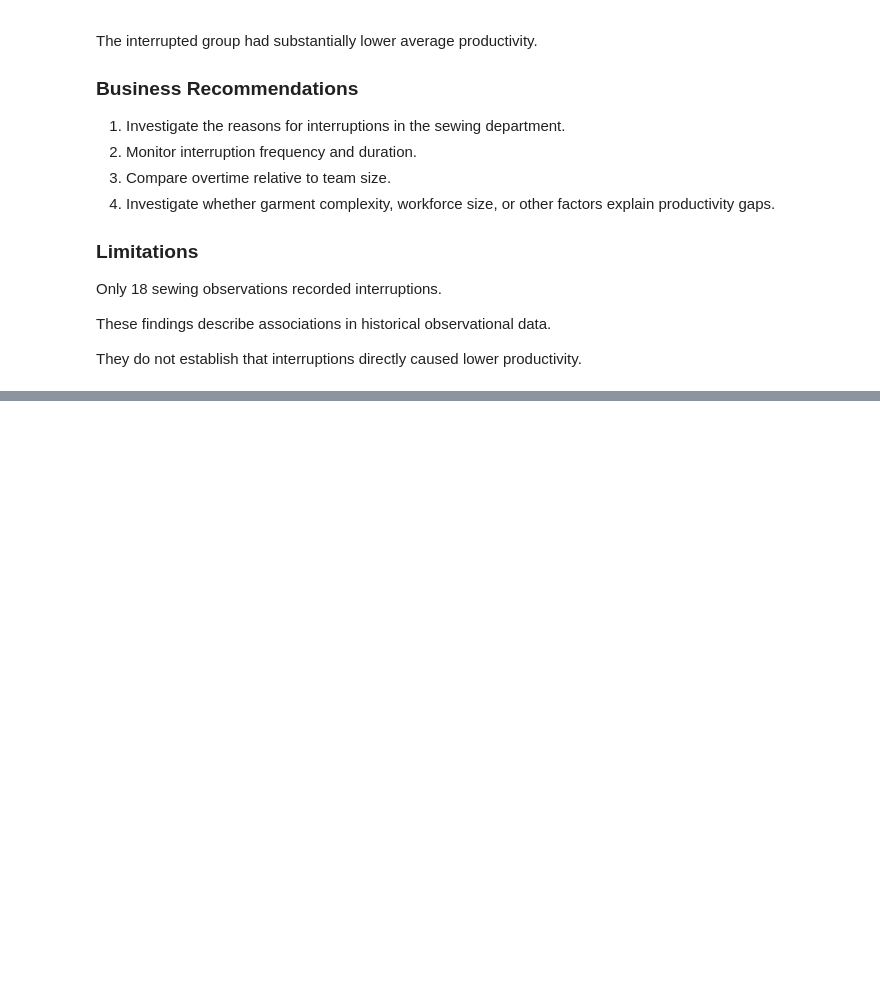
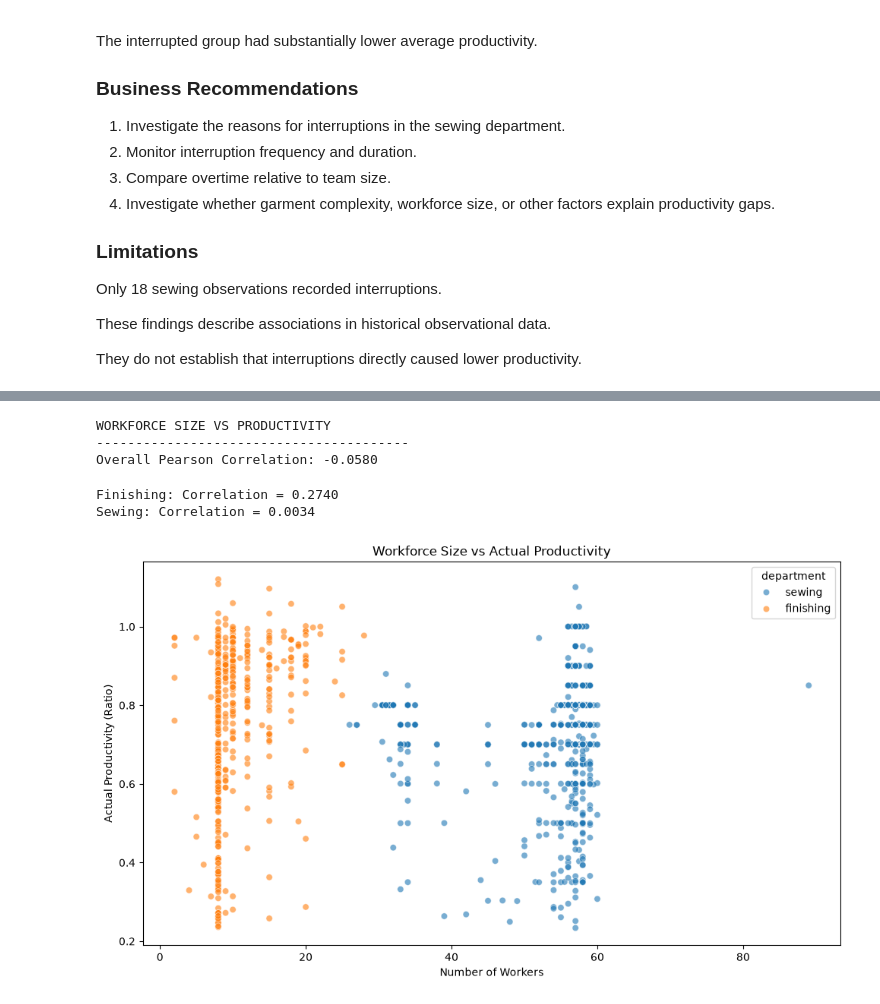
Before and after one commit to Reshmila2002/garment-production-intelligence, a Jupyter notebook: notebooks/03_operational_productivity_analysis.ipynb, the cells around one changed output, grey strips where cells are left out. Drawn from its saved outputs; the diff is of its cells as text; code cells hidden in the pictures; blank space fills up the shorter version.

Commit message:
Add workforce productivity analysis
Add workforce size and productivity analysis

```diff
--- a/notebooks/03_operational_productivity_analysis.ipynb
+++ b/notebooks/03_operational_productivity_analysis.ipynb
@@ -455,0 +468,61 @@ caused lower productivity.
+# %%
+
+# Calculate workforce size vs productivity correlation
+
+workforce_corr = operational_df[
+    "no_of_workers"
+].corr(
+    operational_df["actual_productivity"],
+    method="pearson"
+)
+
+print("WORKFORCE SIZE VS PRODUCTIVITY")
+print("-" * 40)
+
+print(f"Overall Pearson Correlation: {workforce_corr:.4f}")
+# %% [output]
+WORKFORCE SIZE VS PRODUCTIVITY
+----------------------------------------
+Overall Pearson Correlation: -0.0580
+# %%
+
+# Workforce-productivity relationship by department
+
+for department, group in operational_df.groupby("department"):
+
+    correlation = group["no_of_workers"].corr(
+        group["actual_productivity"]
+    )
+
+    print(
+        f"{department.title()}: "
+        f"Correlation = {correlation:.4f}"
+    )
+# %% [output]
+Finishing: Correlation = 0.2740
+Sewing: Correlation = 0.0034
+# %%
+
+# Visualize workforce size vs actual productivity
+
+import matplotlib.pyplot as plt
+import seaborn as sns
+
+plt.figure(figsize=(10, 6))
+
+sns.scatterplot(
+    data=operational_df,
+    x="no_of_workers",
+    y="actual_productivity",
+    hue="department",
+    alpha=0.6
+)
+
+plt.title("Workforce Size vs Actual Productivity")
+plt.xlabel("Number of Workers")
+plt.ylabel("Actual Productivity (Ratio)")
+
+plt.tight_layout()
+plt.show()
+# %% [output]
+[figure, added]
```
Also changed, not shown: parts of 5 cells of this notebook.
